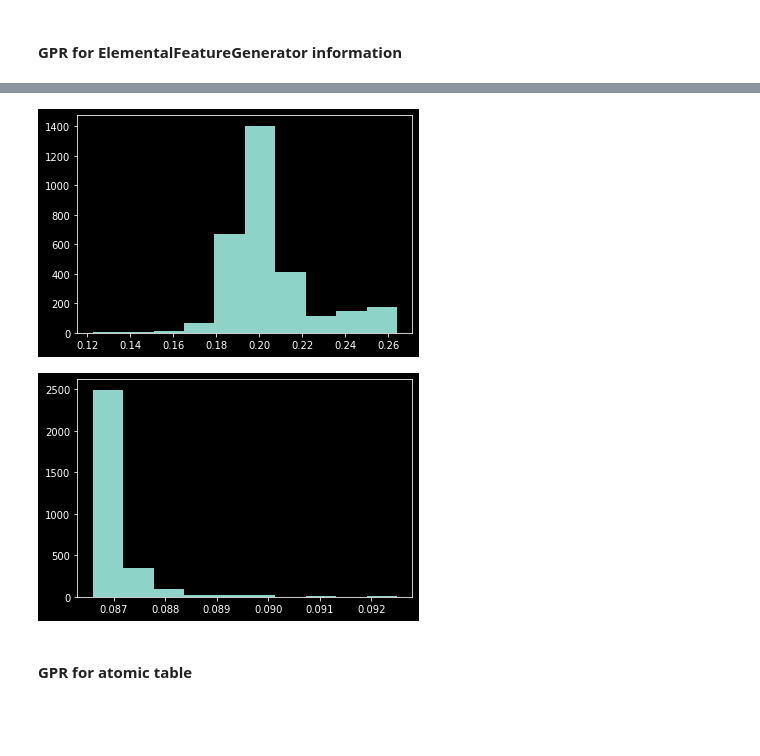
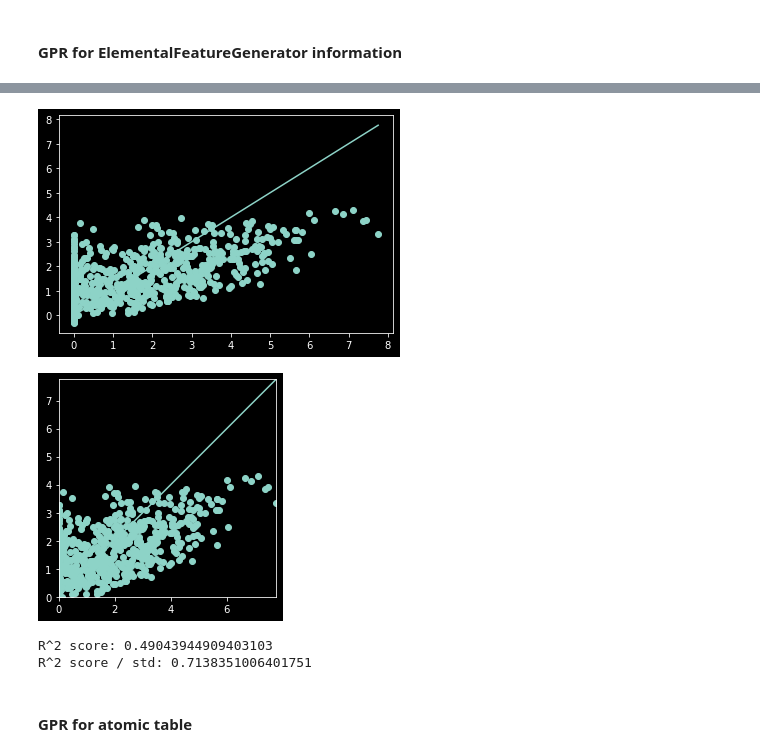
Before and after one commit to uw-cmg/MAST-ML, a Jupyter notebook: Pickle.ipynb, the cells around one changed output, grey strips where cells are left out. Cells and saved outputs as stored; diff of their text form; code cells hidden in the pictures; blank space fills up the shorter version.

Commit message:
git GPR better on features with 25 selected -- need to select still

```diff
--- a/Pickle.ipynb
+++ b/Pickle.ipynb
@@ -98,5 +72,5 @@ XGBoost is an optional dependency. If you want to use XGBoost models, please man
 # %%
 model = SklearnModel(model='RandomForestRegressor')
 selector = EnsembleModelFeatureSelector(model=model,
-                                        n_features_to_select=20)
+                                        n_features_to_select=25)
 X_selected = selector.evaluate(X=x, y=y)
@@ -150,15 +104,48 @@ plt.show()
-# %%
-y_, std_ = gpr.predict(x, return_std=True)
-# print("y_", y_)
-# print("std_", std_)
-
-_ = plt.hist(y_)
-plt.show()
-_ = plt.hist(std_)
-plt.show()
-# %% [output]
-[figure, removed]
-[figure, removed]
+# %%
+def rmse(predictions, targets):
+    return np.sqrt(((predictions - targets) ** 2).mean())
+# %%
+# EVALUATE PERFORMANCE for all data points
+
+y_, std_ = gpr.predict(x, return_std=True)
+
+# _ = plt.hist(y_)
+# plt.show()
+# _ = plt.hist(std_)
+# plt.show()
+
+
+def showScores(x, y, y_):
+    """Show evaluation metrics given `x`, `y`, and predicted y, `y_`"""
+    fig, ax = plt.subplots()
+    ax.scatter(x=y, y=y_)
+    max_val = max(max(y), max(y_))
+    ax.plot([0, max_val], [0, max_val])
+    plt.show()
+
+    max_val = max(max(y), max(y_))
+    fig, ax = plt.subplots()
+    ax.scatter(x=y, y=y_)
+    ax.set_xlim((0, max_val))
+    ax.set_ylim((0, max_val))
+    x0, x1 = ax.get_xlim()
+    y0, y1 = ax.get_ylim()
+    ax.set_aspect(abs(x1-x0)/abs(y1-y0))
+    ax.plot([0, 1], [0, 1], transform=ax.transAxes)
+    plt.show()
+
+    r2_score = gpr.score(x, y)
+    print(f"R^2 score: {r2_score}")
+    err = rmse(y, y_) / np.std(y)
+    print(f"R^2 score / std: {err}")
+
+
+showScores(x, y, y_)
+# %% [output]
+[figure, added]
+[figure, added]
+R^2 score: 0.49043944909403103
+R^2 score / std: 0.7138351006401751
 # %% [markdown]
 #### GPR for atomic table
 # %%
```
Also changed, not shown: parts of 14 cells of this notebook.
